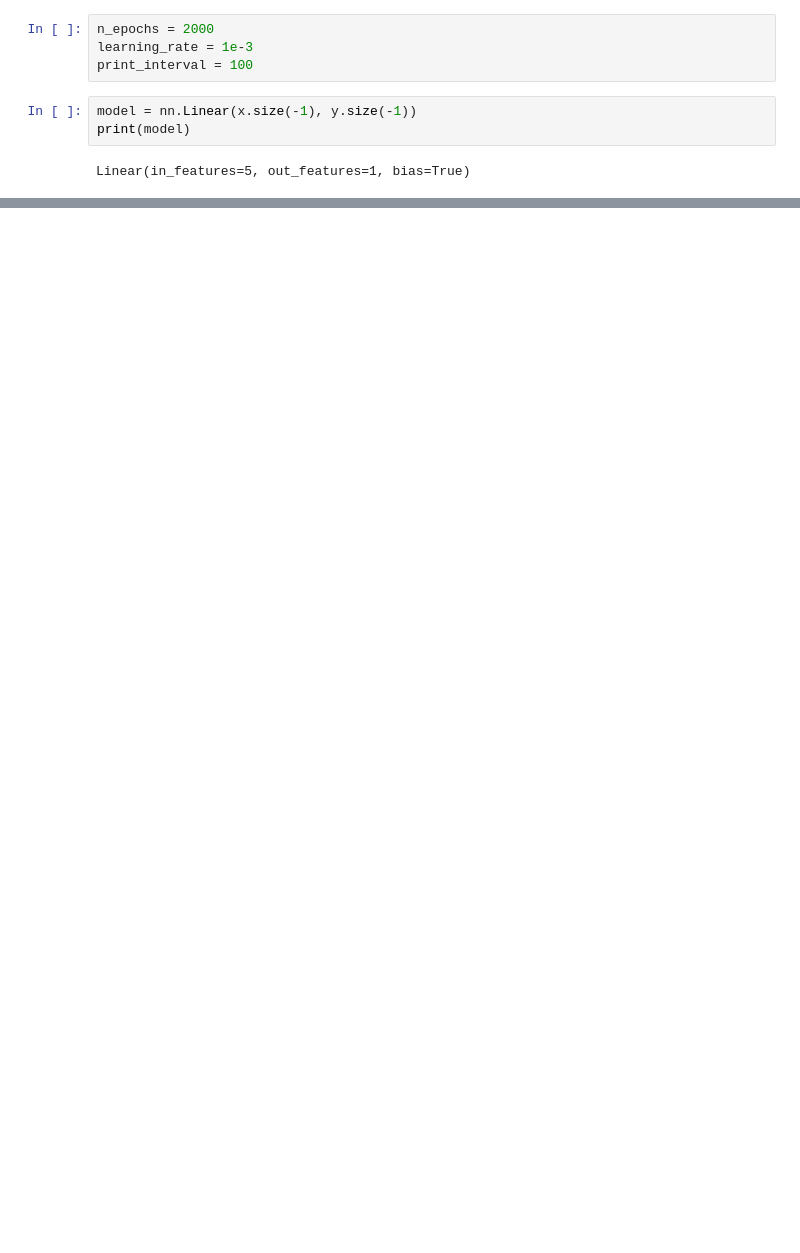
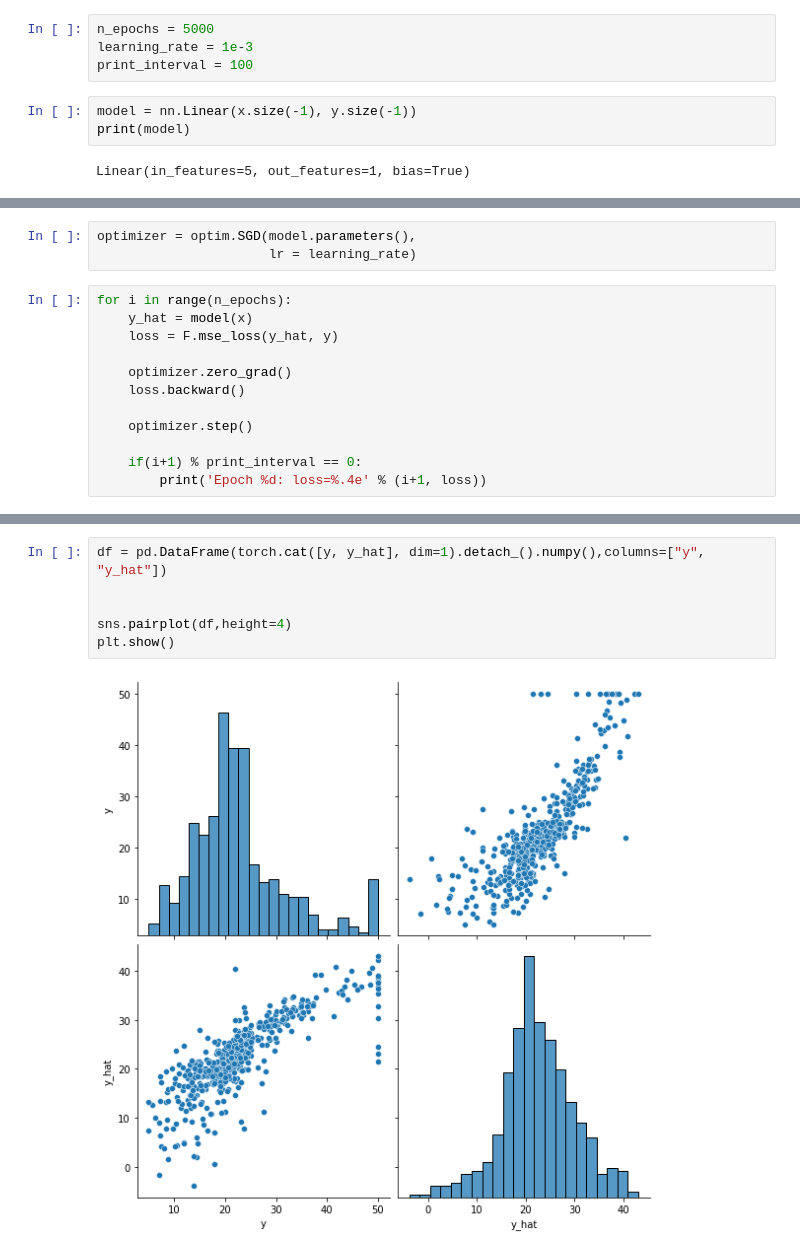
Before and after one commit to HyeonminHan/DeepLearningStudy, a Jupyter notebook: Linear Regression.ipynb, the cells around one changed output, grey strips where cells are left out. Saved outputs shown, nothing was run; the diff lists cells and outputs as text; blank space fills up the shorter version.

```diff
--- a/Linear Regression.ipynb
+++ b/Linear Regression.ipynb
@@ -87,7 +87,7 @@ print(x.shape, y.shape)
 # %% [output]
 torch.Size([506, 5]) torch.Size([506, 1])
 # %%
-n_epochs = 2000
+n_epochs = 5000
 learning_rate = 1e-3
 print_interval = 100
 # %%
@@ -99,0 +98,15 @@ optimizer = optim
+# %%
+optimizer = optim.SGD(model.parameters(),
+                      lr = learning_rate)
+# %%
+for i in range(n_epochs):
+    y_hat = model(x)
+    loss = F.mse_loss(y_hat, y)
+
+    optimizer.zero_grad()
+    loss.backward()
+
+    optimizer.step()
+
+    if(i+1) % print_interval == 0:
+        print('Epoch %d: loss=%.4e' % (i+1, loss))
@@ -99,0 +131,8 @@ optimizer = optim
+# %%
+df = pd.DataFrame(torch.cat([y, y_hat], dim=1).detach_().numpy(),columns=["y", "y_hat"])
+
+
+sns.pairplot(df,height=4)
+plt.show()
+# %% [output]
+[figure, added]
```
Also changed, not shown: parts of 2 cells of this notebook.
